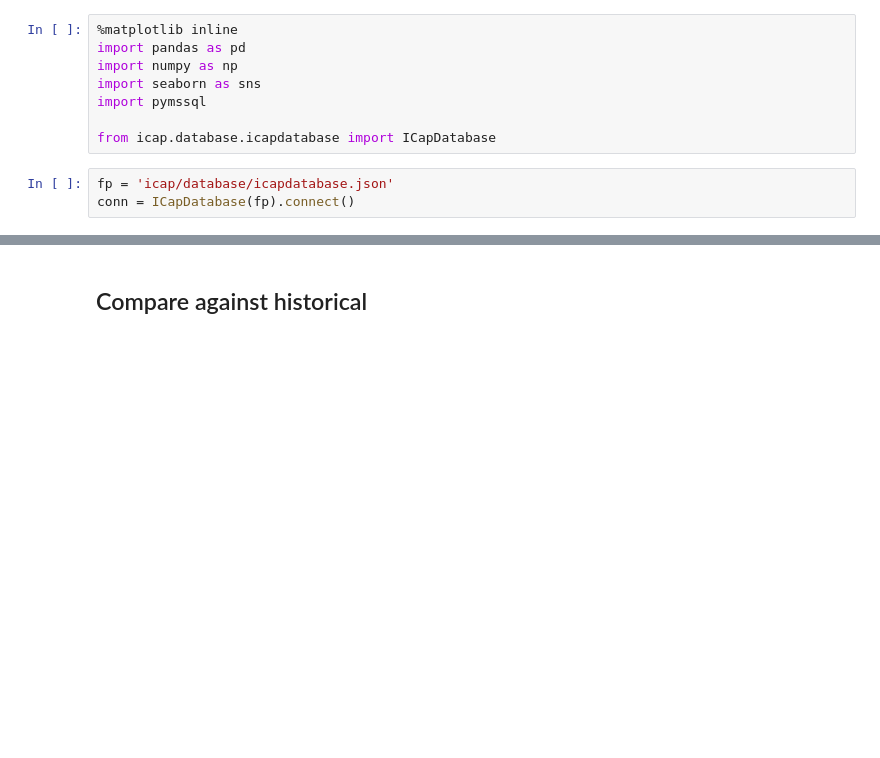
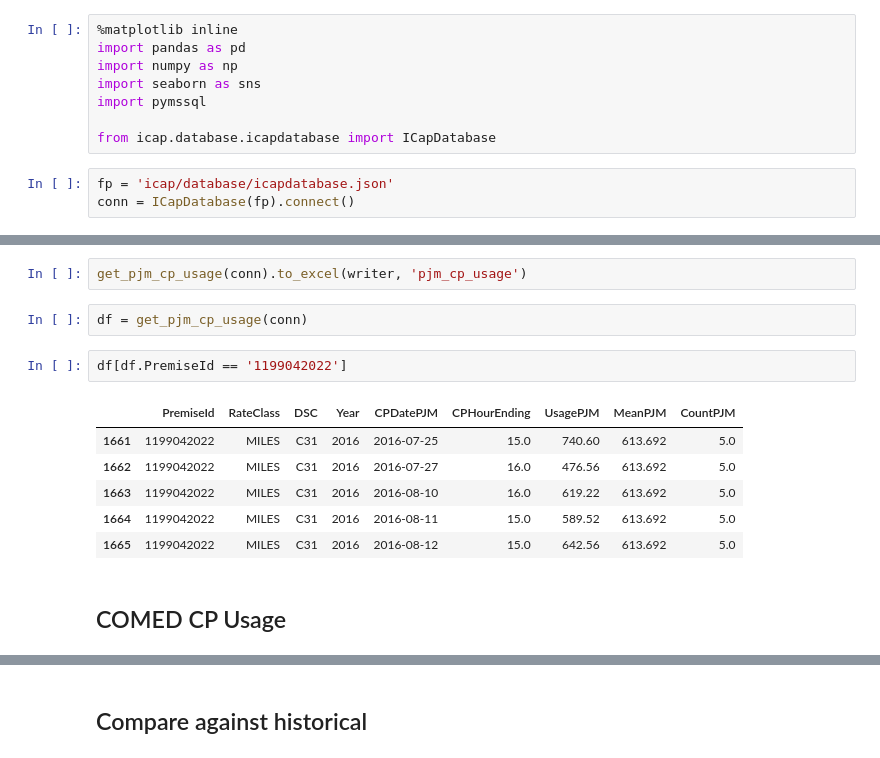
Before and after one commit to mileshill/jeapi, a Jupyter notebook: COMED.ipynb, the cells around one changed output, grey strips where cells are left out. Drawn from its saved outputs; the diff is of its cells as text; blank space fills up the shorter version.

```diff
--- a/COMED.ipynb
+++ b/COMED.ipynb
@@ -307,0 +118,15 @@ final
+# %%
+get_pjm_cp_usage(conn).to_excel(writer, 'pjm_cp_usage')
+# %%
+df = get_pjm_cp_usage(conn)
+# %%
+df[df.PremiseId == '1199042022']
+# %% [output]
+|  | PremiseId | RateClass | DSC | Year | CPDatePJM | CPHourEnding | UsagePJM | MeanPJM | CountPJM |
+| 1661 | 1199042022 | MILES | C31 | 2016 | 2016-07-25 | 15.0 | 740.60 | 613.692 | 5.0 |
+| 1662 | 1199042022 | MILES | C31 | 2016 | 2016-07-27 | 16.0 | 476.56 | 613.692 | 5.0 |
+| 1663 | 1199042022 | MILES | C31 | 2016 | 2016-08-10 | 16.0 | 619.22 | 613.692 | 5.0 |
+| 1664 | 1199042022 | MILES | C31 | 2016 | 2016-08-11 | 15.0 | 589.52 | 613.692 | 5.0 |
+| 1665 | 1199042022 | MILES | C31 | 2016 | 2016-08-12 | 15.0 | 642.56 | 613.692 | 5.0 |
+# %% [markdown]
+## COMED CP Usage
```
Also changed, not shown: parts of 71 cells of this notebook, 45 other files.
